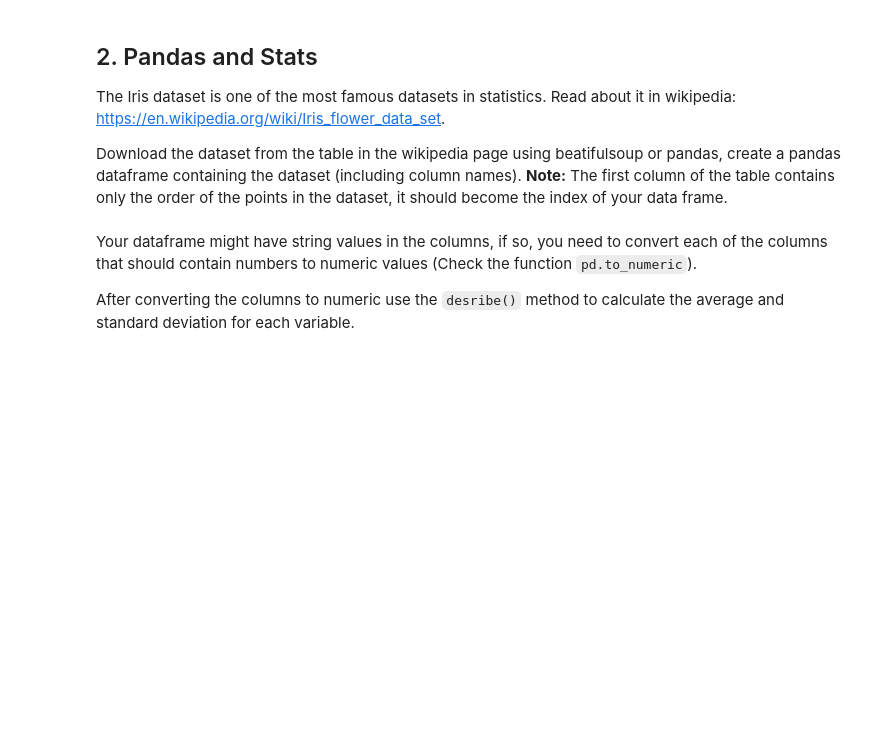
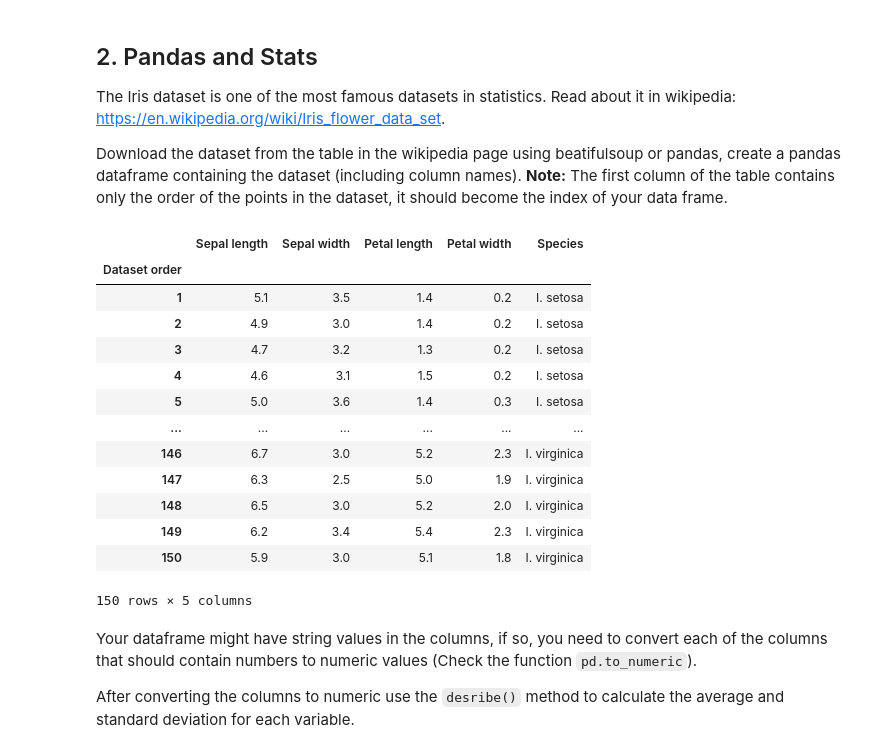
Before and after one commit to zachhco/ZachCo_BIO174HW, a Jupyter notebook: Homework_06/Homework_06.ipynb, the cells around one changed output. Drawn from its saved outputs; the diff is of its cells as text; code cells hidden in the pictures; blank space fills up the shorter version.

```diff
--- a/Homework_06/Homework_06.ipynb
+++ b/Homework_06/Homework_06.ipynb
@@ -8,6 +21,54 @@ Modify the scripts we used in class to make a program to download both tables pr
 The Iris dataset is one of the most famous datasets in statistics. Read about it in wikipedia: https://en.wikipedia.org/wiki/Iris_flower_data_set.
 
 Download the dataset from the table in the wikipedia page using beatifulsoup or pandas, create a pandas dataframe containing the dataset (including column names). **Note:** The first column of the table contains only the order of the points in the dataset, it should become the index of your data frame.
+# %%
+import requests
+from bs4 import BeautifulSoup
+
+# store webpage
+page  = requests.get("https://en.wikipedia.org/wiki/Iris_flower_data_set")
+
+# store webpage data
+data = page.text
+soup = BeautifulSoup(data,'html5lib')
+
+for table in soup.find_all("table"):
+    if table.find('caption'):
+        fullTable = []
+        for tr in table.find_all('tr'):
+            line = []
+            if tr.find_all('th'):
+                columnNames = []
+                for th in tr.find_all('th'):
+                    columnNames.append(th.get_text().strip())
+            else:
+                for td in tr.find_all('td'):
+                    line.append(td.get_text().strip())
+                fullTable.append(line)
+
+if len(columnNames) == len(fullTable[1]):
+    newTable = pd.DataFrame(fullTable, columns = columnNames)
+else:
+    newTable = pd.DataFrame(fullTable)
+
+# make dataset order the index of the table
+newTable.set_index('Dataset order', inplace=True)
+newTable
+# %% [output]
+|  | Sepal length | Sepal width | Petal length | Petal width | Species |
+| Dataset order |  |  |  |  |  |
+| 1 | 5.1 | 3.5 | 1.4 | 0.2 | I. setosa |
+| 2 | 4.9 | 3.0 | 1.4 | 0.2 | I. setosa |
+| 3 | 4.7 | 3.2 | 1.3 | 0.2 | I. setosa |
+| 4 | 4.6 | 3.1 | 1.5 | 0.2 | I. setosa |
+| 5 | 5.0 | 3.6 | 1.4 | 0.3 | I. setosa |
+| ... | ... | ... | ... | ... | ... |
+| 146 | 6.7 | 3.0 | 5.2 | 2.3 | I. virginica |
+| 147 | 6.3 | 2.5 | 5.0 | 1.9 | I. virginica |
+| 148 | 6.5 | 3.0 | 5.2 | 2.0 | I. virginica |
+| 149 | 6.2 | 3.4 | 5.4 | 2.3 | I. virginica |
+| 150 | 5.9 | 3.0 | 5.1 | 1.8 | I. virginica |
+150 rows × 5 columns
 # %% [markdown]
 Your dataframe might have string values in the columns, if so, you need to convert each of the columns that should contain numbers to numeric values (Check the function `pd.to_numeric`).
 
```
Also changed, not shown: parts of 4 cells of this notebook, 3 other files.
